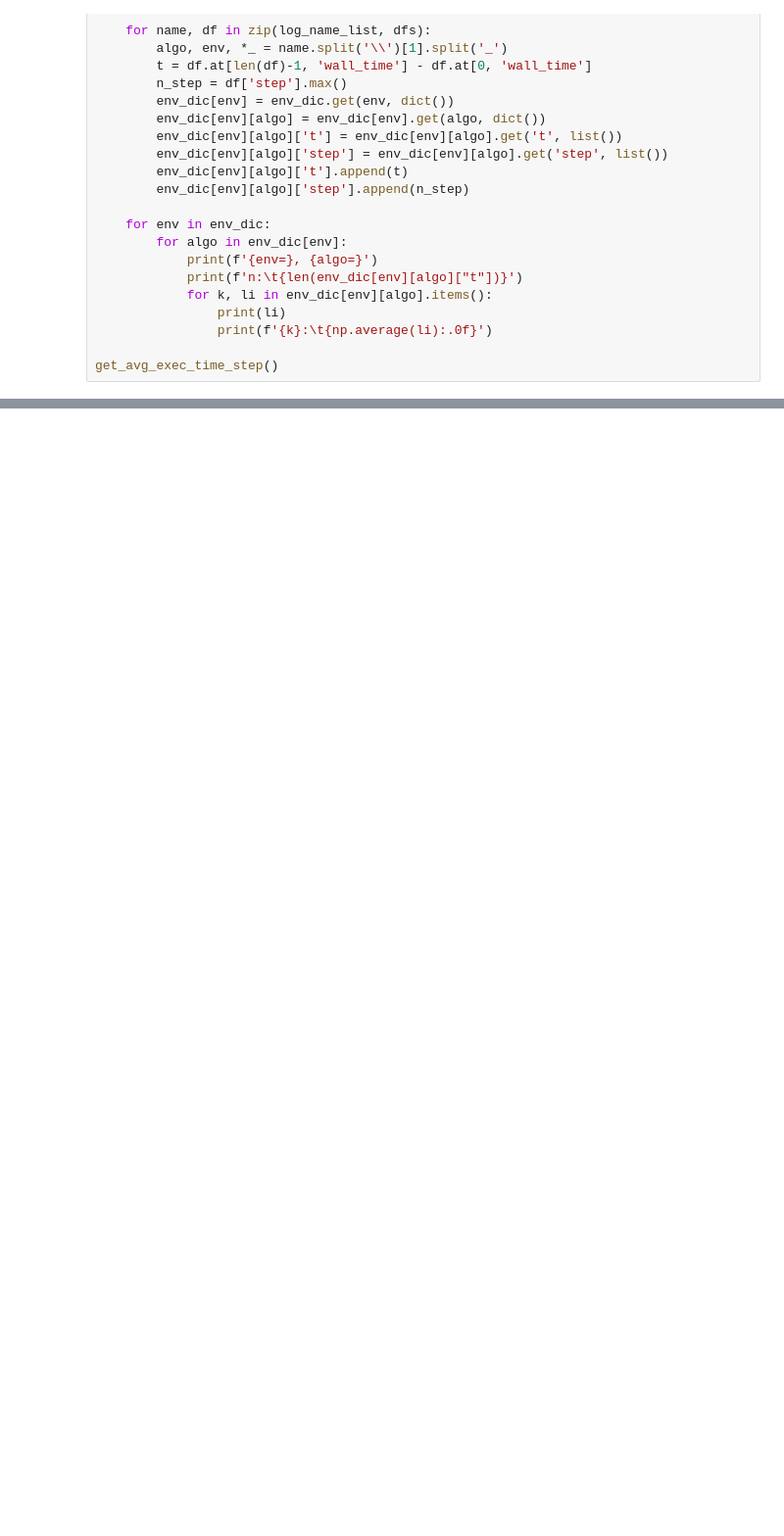
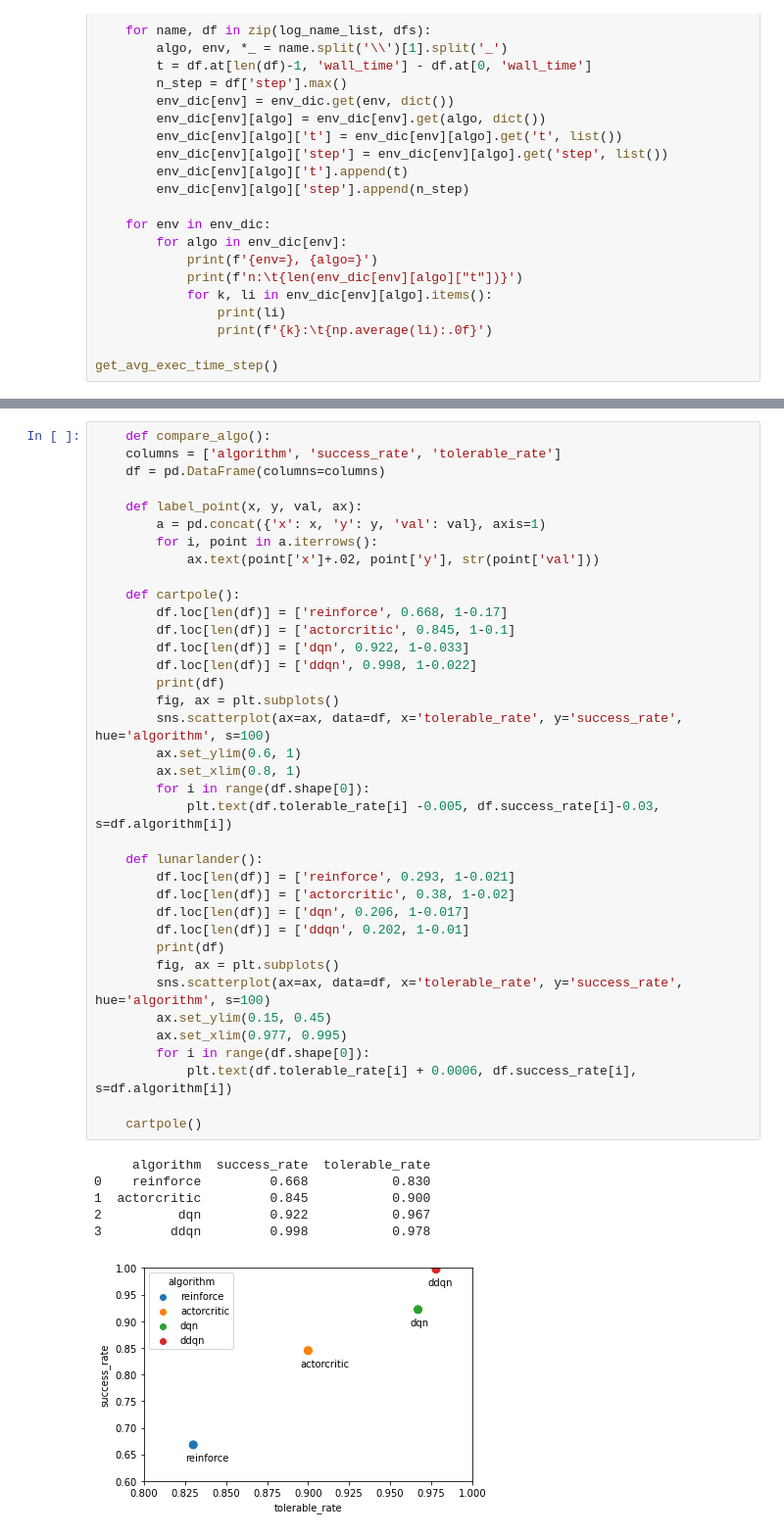
Before and after one commit to kuro11pow2/graduation-project, a Jupyter notebook: src/demo_data.ipynb, the cells around one changed output, grey strips where cells are left out. Shown at 98% size. Drawn from its saved outputs; the diff is of its cells as text; blank space fills up the shorter version.

```diff
--- a/src/demo_data.ipynb
+++ b/src/demo_data.ipynb
@@ -428,0 +379,44 @@ max         1.000000       1.000000       1.000000       1.000000
+# %%
+    def compare_algo():
+    columns = ['algorithm', 'success_rate', 'tolerable_rate']
+    df = pd.DataFrame(columns=columns)
+
+    def label_point(x, y, val, ax):
+        a = pd.concat({'x': x, 'y': y, 'val': val}, axis=1)
+        for i, point in a.iterrows():
+            ax.text(point['x']+.02, point['y'], str(point['val']))
+
+    def cartpole():
+        df.loc[len(df)] = ['reinforce', 0.668, 1-0.17]
+        df.loc[len(df)] = ['actorcritic', 0.845, 1-0.1]
+        df.loc[len(df)] = ['dqn', 0.922, 1-0.033]
+        df.loc[len(df)] = ['ddqn', 0.998, 1-0.022]
+        print(df)
+        fig, ax = plt.subplots()
+        sns.scatterplot(ax=ax, data=df, x='tolerable_rate', y='success_rate', hue='algorithm', s=100)
+        ax.set_ylim(0.6, 1)
+        ax.set_xlim(0.8, 1)
+        for i in range(df.shape[0]):
+            plt.text(df.tolerable_rate[i] -0.005, df.success_rate[i]-0.03, s=df.algorithm[i])
+
+    def lunarlander():
+        df.loc[len(df)] = ['reinforce', 0.293, 1-0.021]
+        df.loc[len(df)] = ['actorcritic', 0.38, 1-0.02]
+        df.loc[len(df)] = ['dqn', 0.206, 1-0.017]
+        df.loc[len(df)] = ['ddqn', 0.202, 1-0.01]
+        print(df)
+        fig, ax = plt.subplots()
+        sns.scatterplot(ax=ax, data=df, x='tolerable_rate', y='success_rate', hue='algorithm', s=100)
+        ax.set_ylim(0.15, 0.45)
+        ax.set_xlim(0.977, 0.995)
+        for i in range(df.shape[0]):
+            plt.text(df.tolerable_rate[i] + 0.0006, df.success_rate[i], s=df.algorithm[i])
+
+    cartpole()
+# %% [output]
+     algorithm  success_rate  tolerable_rate
+0    reinforce         0.668           0.830
+1  actorcritic         0.845           0.900
+2          dqn         0.922           0.967
+3         ddqn         0.998           0.978
+[figure, added]
```
Also changed, not shown: parts of 5 cells of this notebook, 1 other file.
